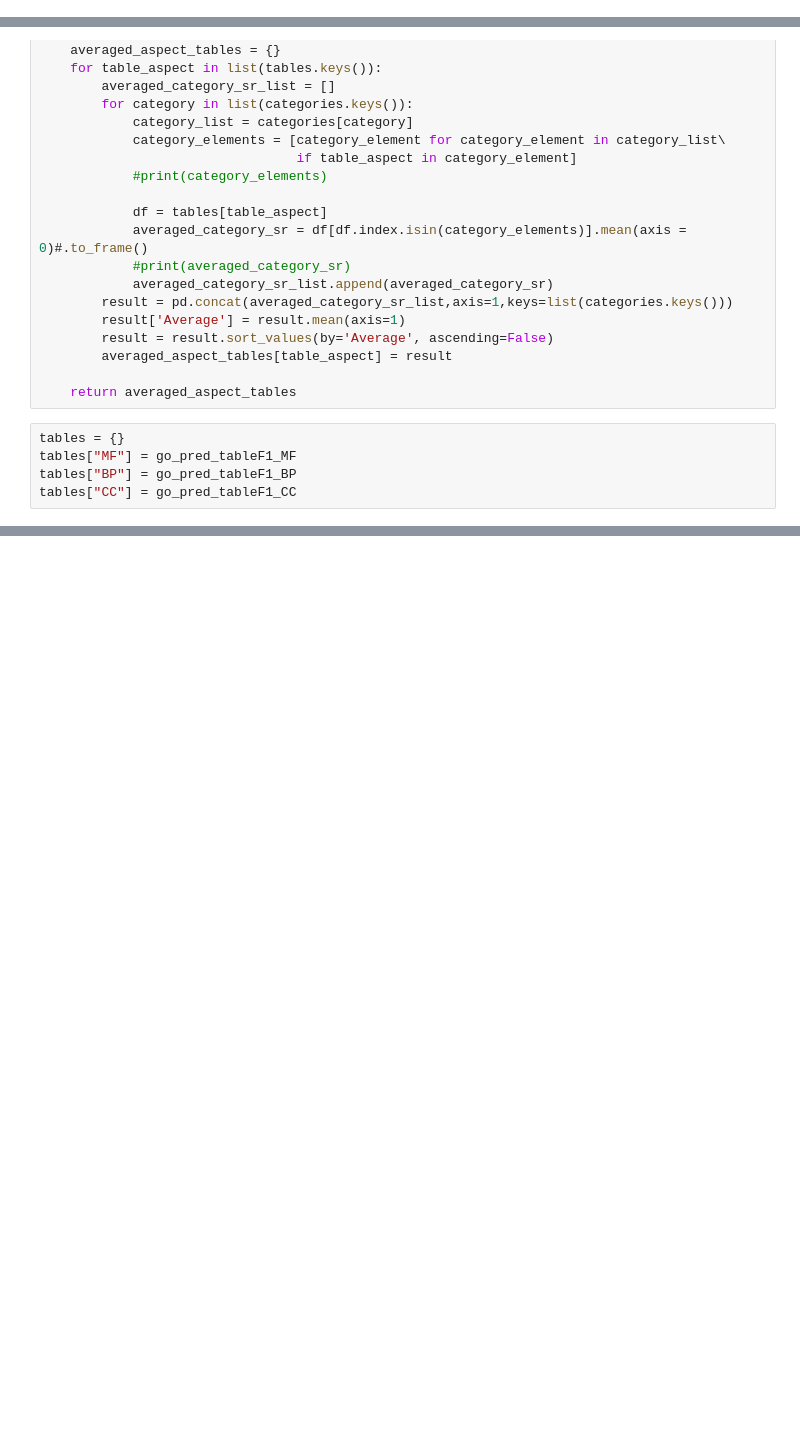
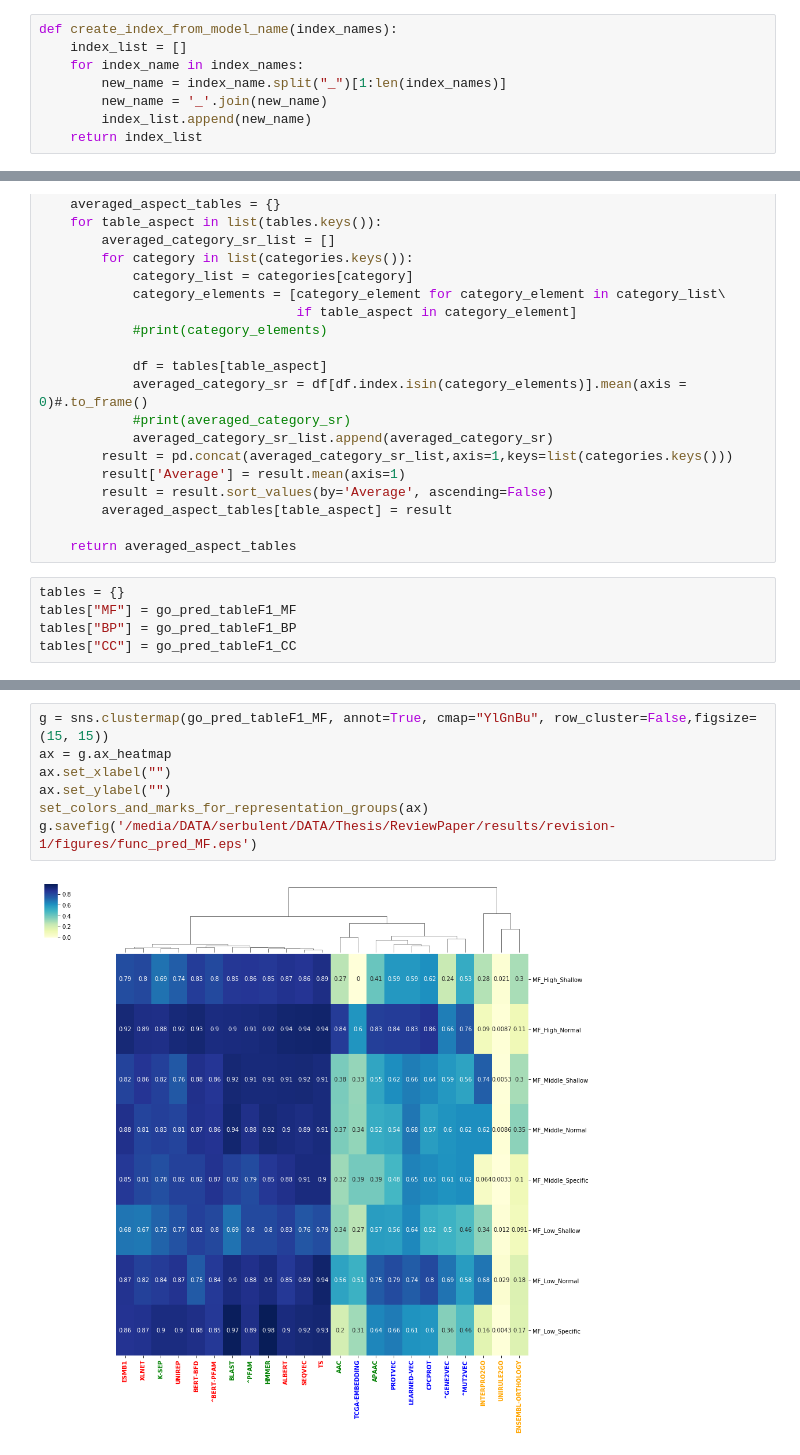
Before and after one commit to serbulent/TrainableRepresentationAnalysis, a Jupyter notebook: Benchmark_Study/go_prediction/GO_Term_Prediction_Figures.ipynb, the cells around one changed output, grey strips where cells are left out. Saved outputs shown, nothing was run; the diff lists cells and outputs as text; blank space fills up the shorter version.

```diff
--- a/Benchmark_Study/go_prediction/GO_Term_Prediction_Figures.ipynb
+++ b/Benchmark_Study/go_prediction/GO_Term_Prediction_Figures.ipynb
@@ -10,0 +13,8 @@ import seaborn as sns
+# %%
+def create_index_from_model_name(index_names):
+    index_list = []
+    for index_name in index_names:
+        new_name = index_name.split("_")[1:len(index_names)]
+        new_name = '_'.join(new_name)
+        index_list.append(new_name)
+    return index_list
@@ -361,3 +299,12 @@ def set_colors_and_marks_for_representation_groups(ax):
             label.set_text(signed_text)
     fontproperties = {'weight' : 'bold'}
     ax.set_xticklabels(ax.get_xticklabels(), fontproperties)
+# %%
+g = sns.clustermap(go_pred_tableF1_MF, annot=True, cmap="YlGnBu", row_cluster=False,figsize=(15, 15))
+ax = g.ax_heatmap
+ax.set_xlabel("")
+ax.set_ylabel("")
+set_colors_and_marks_for_representation_groups(ax)
+g.savefig('/media/DATA/serbulent/DATA/Thesis/ReviewPaper/results/revision-1/figures/func_pred_MF.eps')
+# %% [output]
+[figure, added]
```
Also changed, not shown: parts of 31 cells of this notebook, 7 other files.
